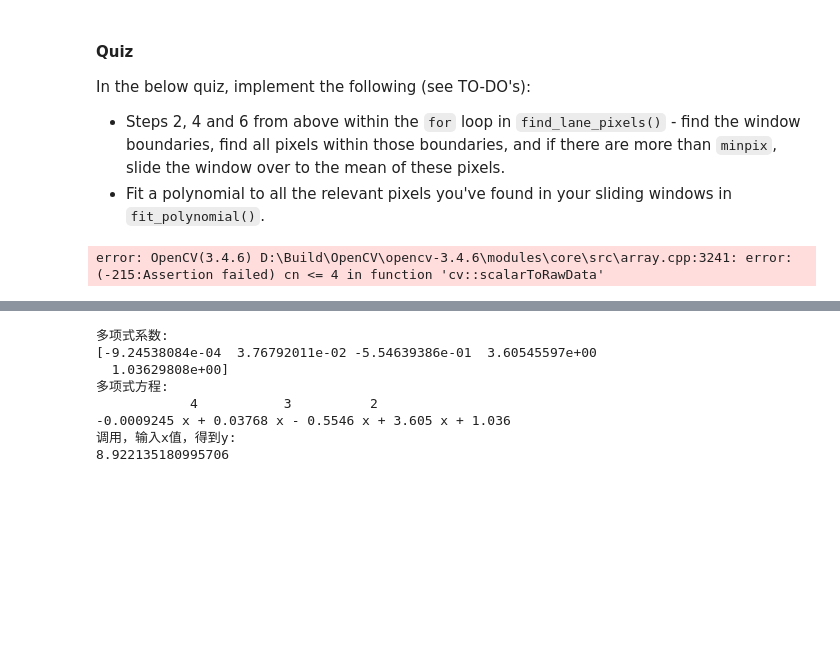
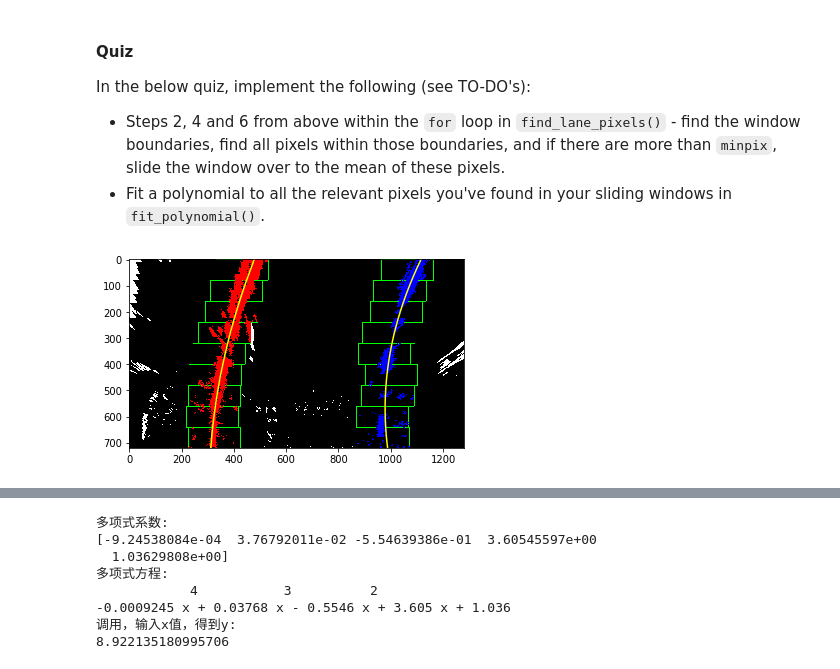
Before and after one commit to ChiangC/SDC_Python, a Jupyter notebook: ex04_advanced_computer_vision/Advanced_Computer_Vision.ipynb, the cells around one changed output, grey strips where cells are left out. Saved outputs shown, nothing was run; the diff lists cells and outputs as text; code cells hidden in the pictures; blank space fills up the shorter version.

```diff
--- a/ex04_advanced_computer_vision/Advanced_Computer_Vision.ipynb
+++ b/ex04_advanced_computer_vision/Advanced_Computer_Vision.ipynb
@@ -270,8 +270,9 @@ import matplotlib.pyplot as plt
 import cv2
 
 # Load our image
-# binary_warped = mpimg.imread('warped_example.jpg')
-binary_warped = mpimg.imread('warped_test5.png')
+binary_warped = mpimg.imread('warped_example.jpg')
+# binary_warped = mpimg.imread('warped_test5.png')
+# binary_warped = cv2.cvtColor(binary_warped,cv2.COLOR_RGB2GRAY)
 def find_lane_pixels(binary_warped):
     # Take a histogram of the bottom half of the image
     histogram = np.sum(binary_warped[binary_warped.shape[0]//2:,:], axis=0)
@@ -385,8 +386,8 @@ def find_lane_pixels(binary_warped):
         global right_lane_inds_global
         right_lane_inds_global = right_lane_inds
 
-        print("========left_lane_inds1:")
-        print(left_lane_inds)
+#         print("========left_lane_inds1:")
+#         print(left_lane_inds)
 #         print(len(left_lane_inds))
 #         print(type(left_lane_inds))
 #         print(left_lane_inds.shape)
@@ -453,36 +454,38 @@ def fit_polynomial(binary_warped):
         print("========Error")
         left_fitx = 1*ploty**2 + 1*ploty
         right_fitx = 1*ploty**2 + 1*ploty
 
     ## Visualization ##
     # Colors in the left and right lane regions
     out_img[lefty, leftx] = [255, 0, 0]
     out_img[righty, rightx] = [0, 0, 255]
 
-#     plt.imshow(out_img)
+    plt.imshow(out_img)
 
     # Plots the left and right polynomials on the lane lines
     plt.plot(left_fitx, ploty, color='yellow')
     plt.plot(right_fitx, ploty, color='yellow')
 
 #     print("========left_fitx:")
 #     print(left_fitx)
 #     print("========right_fitx:")
 #     print(right_fitx)
 
 #     print("out_img.shape:{}".format(out_img.shape))
 
     return out_img
 
+# print(binary_warped.shape)
+# plt.imshow(binary_warped)
 
 out_img = fit_polynomial(binary_warped)
 
 # mpimg.imsave("out_img.png", out_img)
 
-plt.imshow(out_img)
+# plt.imshow(out_img)
 plt.savefig('warped_example_output.png',dpi=400,bbox_inches='tight')
 # %% [output]
-error: OpenCV(3.4.6) D:\Build\OpenCV\opencv-3.4.6\modules\core\src\array.cpp:3241: error: (-215:Assertion failed) cn <= 4 in function 'cv::scalarToRawData'
+[figure, added]
 # %% [markdown]
 Result:
 ![](warped_example_output.png)
```
Also changed, not shown: 5 other files.
